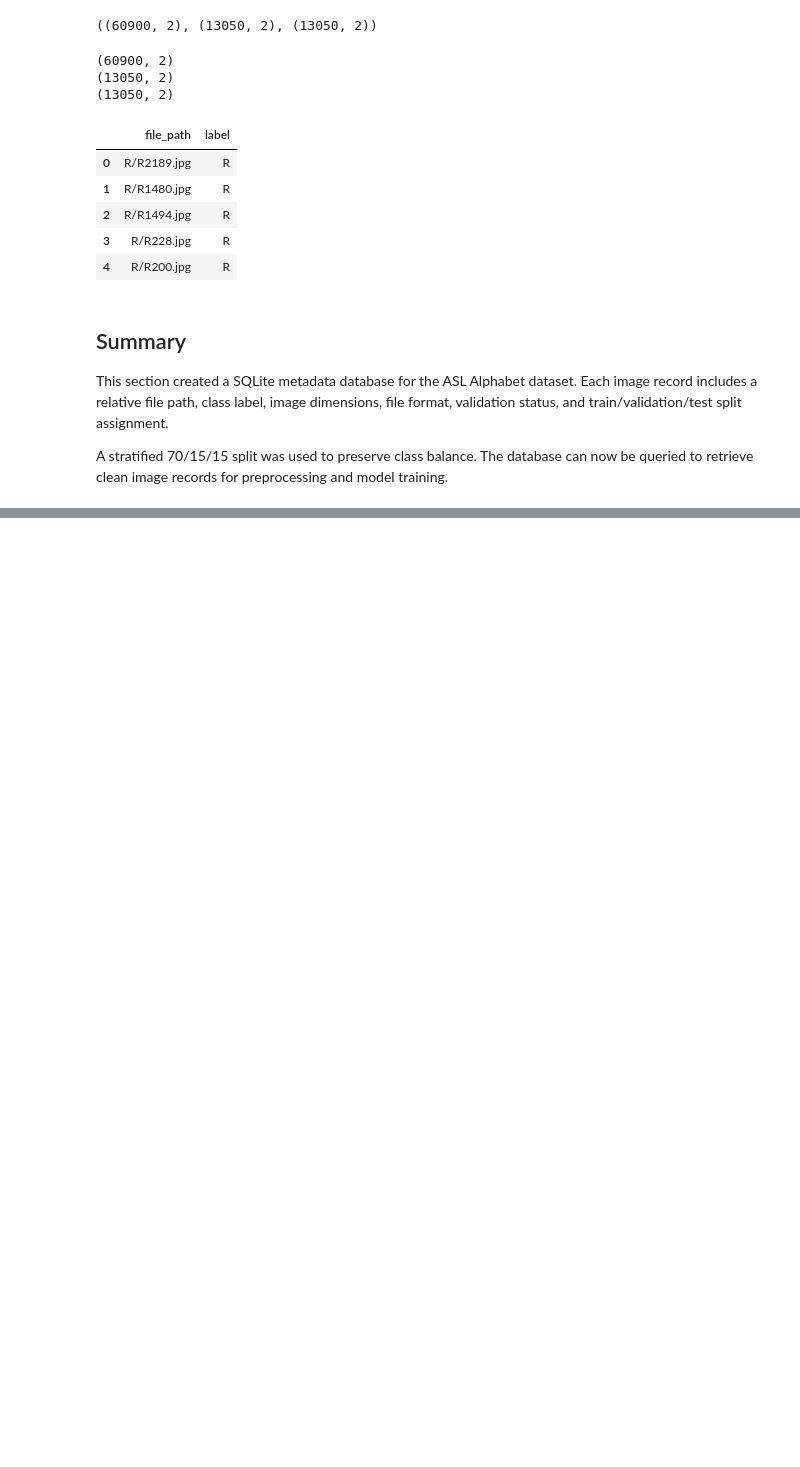
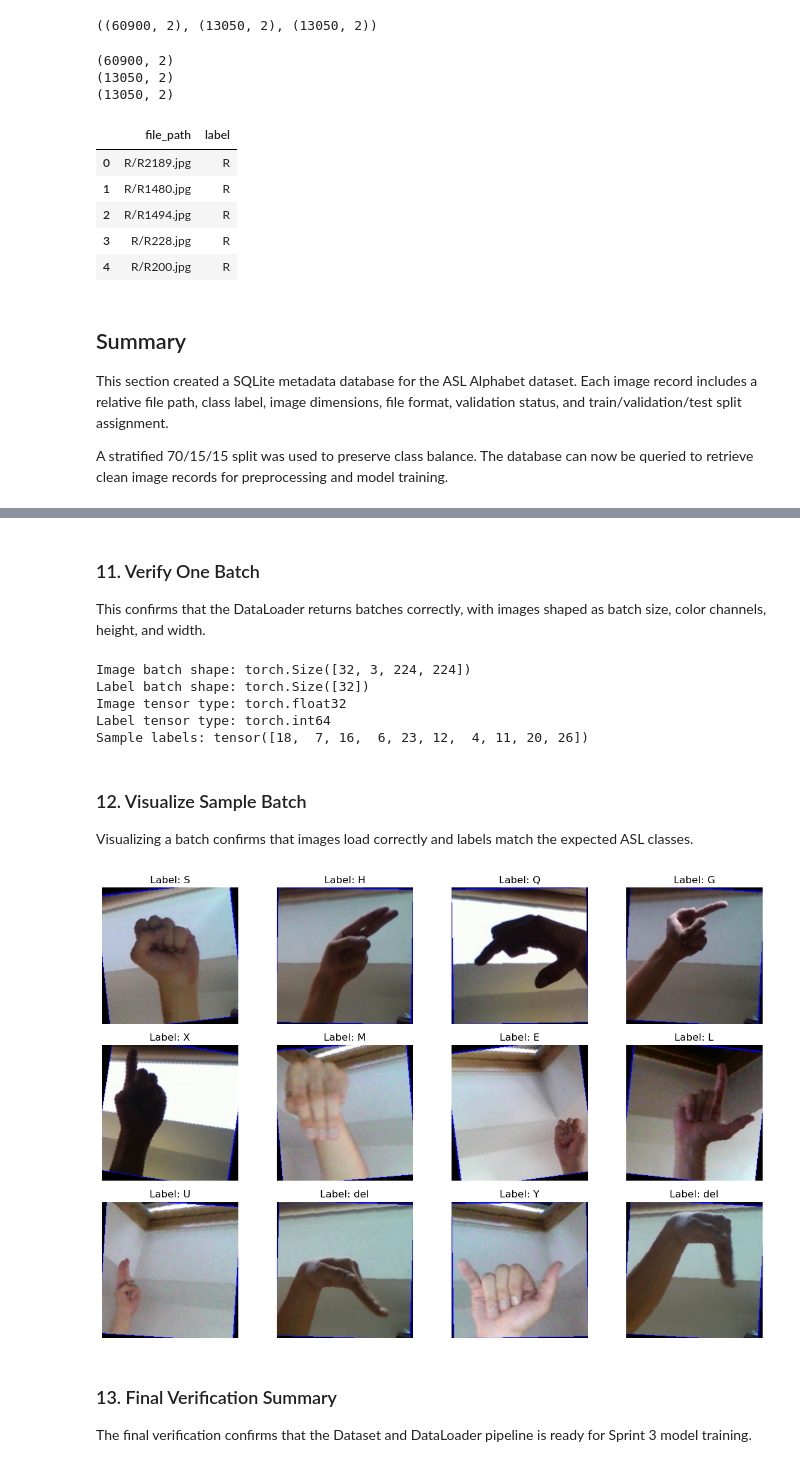
Before and after one commit to framedforfun/Phase-3-Beyond-Words-Capstone, a Jupyter notebook: code/sprint_2.ipynb, the cells around one changed output, grey strips where cells are left out. Drawn from its saved outputs; the diff is of its cells as text; code cells hidden in the pictures; blank space fills up the shorter version.

Commit message:
Modified sprint_2.ipynb to include ticket 4 codes

```diff
--- a/code/sprint_2.ipynb
+++ b/code/sprint_2.ipynb
@@ -255,0 +478,3 @@ A stratified 70/15/15 split was used to preserve class balance. The database can
+# %%
+batch_size = 32
+num_workers = 0     # Use 0 for Mac/Jupyter to avoid multiprocessing issues
@@ -255,0 +506,53 @@ A stratified 70/15/15 split was used to preserve class balance. The database can
+# %% [markdown]
+### 11. Verify One Batch
+This confirms that the DataLoader returns batches correctly, with images shaped as batch size, color channels, height, and width.
+# %%
+# Get one batch from the training DataLoader
+images, labels = next(iter(train_loader))
+
+print("Image batch shape:", images.shape)
+print("Label batch shape:", labels.shape)
+print("Image tensor type:", images.dtype)
+print("Label tensor type:", labels.dtype)
+print("Sample labels:", labels[:10])
+# %% [output]
+Image batch shape: torch.Size([32, 3, 224, 224])
+Label batch shape: torch.Size([32])
+Image tensor type: torch.float32
+Label tensor type: torch.int64
+Sample labels: tensor([18,  7, 16,  6, 23, 12,  4, 11, 20, 26])
+# %% [markdown]
+### 12. Visualize Sample Batch
+Visualizing a batch confirms that images load correctly and labels match the expected ASL classes.
+# %%
+def unnormalize_image(image_tensor):
+    mean = torch.tensor([0.485, 0.456, 0.406]).view(3, 1, 1)
+    std = torch.tensor([0.229, 0.224, 0.225]).view(3, 1, 1)
+
+    image_tensor = image_tensor * std + mean
+    image_tensor = torch.clamp(image_tensor, 0, 1)
+
+    return image_tensor
+# %%
+# Visualize sample images from one batch
+plt.figure(figsize=(12, 8))
+
+for i in range(12):
+    image = unnormalize_image(images[i])
+    image = image.permute(1, 2, 0)
+
+    label_idx = labels[i].item()
+    label_name = idx_to_class[label_idx]
+
+    plt.subplot(3, 4, i + 1)
+    plt.imshow(image)
+    plt.title(f"Label: {label_name}")
+    plt.axis("off")
+
+plt.tight_layout()
+plt.show()
+# %% [output]
+[figure, added]
+# %% [markdown]
+### 13. Final Verification Summary
+The final verification confirms that the Dataset and DataLoader pipeline is ready for Sprint 3 model training.
```
Also changed, not shown: parts of 25 cells of this notebook, 2 other files.
